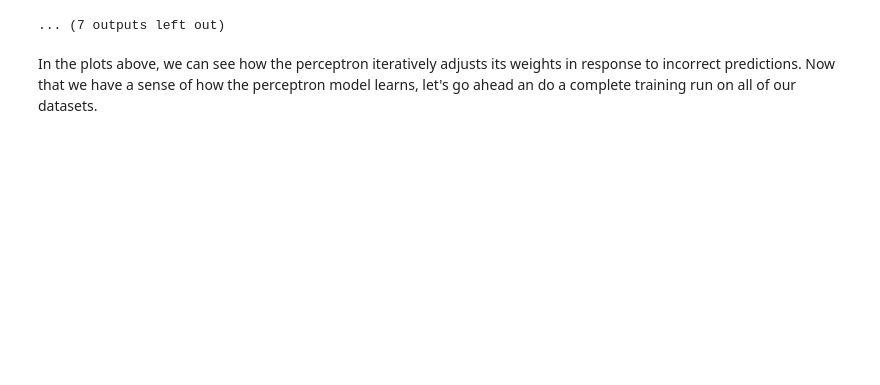
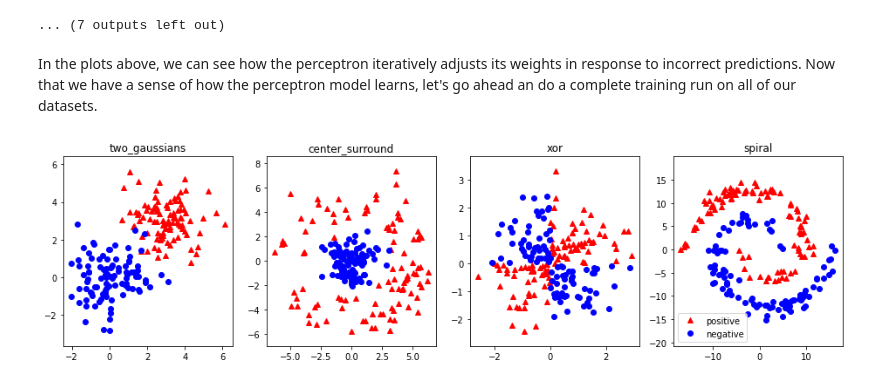
Before and after one commit to willhoff2/cs449w23, a Jupyter notebook: notebooks/1_perceptron.ipynb, the cells around one changed output. Drawn from its saved outputs; the diff is of its cells as text; code cells hidden in the pictures; blank space fills up the shorter version.

```diff
--- a/notebooks/1_perceptron.ipynb
+++ b/notebooks/1_perceptron.ipynb
@@ -289,4 +309,22 @@ for i in range(20):
 ... (7 outputs left out)
 # %% [markdown]
 In the plots above, we can see how the perceptron iteratively adjusts its weights in response to incorrect predictions. Now that we have a sense of how the perceptron model learns, let's go ahead an do a complete training run on all of our datasets.
+# %%
+# Datasets
+datasets = {
+  "two_gaussians": make_two_gaussians_data(examples_per_class=100, distance_between_means=3),
+  "center_surround": make_center_surround_data(examples_per_class=100, distance_from_origin=5),
+  "xor": make_XOR_data(examples_per_class=100),
+  "spiral": make_spiral_data(examples_per_class=100),
+}
+
+fig, axes = plt.subplots(nrows=1, ncols=len(datasets), figsize=(16, 4))
+for idx, name in enumerate(datasets):
+   data, labels = datasets[name]
+   plot_data(data, labels, axes[idx])
+   axes[idx].set_title(name)
+
+plt.show()
+# %% [output]
+[figure, added]
 # %% [markdown]
```
Also changed, not shown: parts of 7 cells of this notebook.
